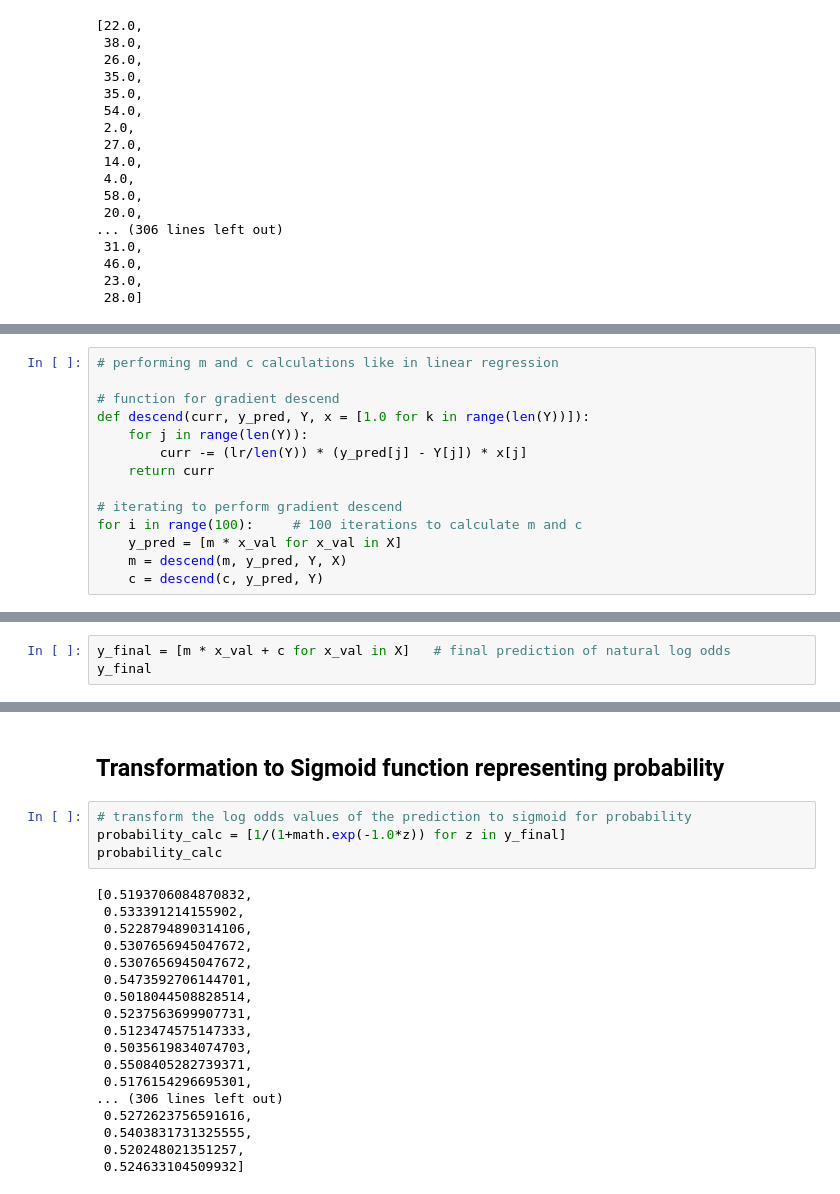
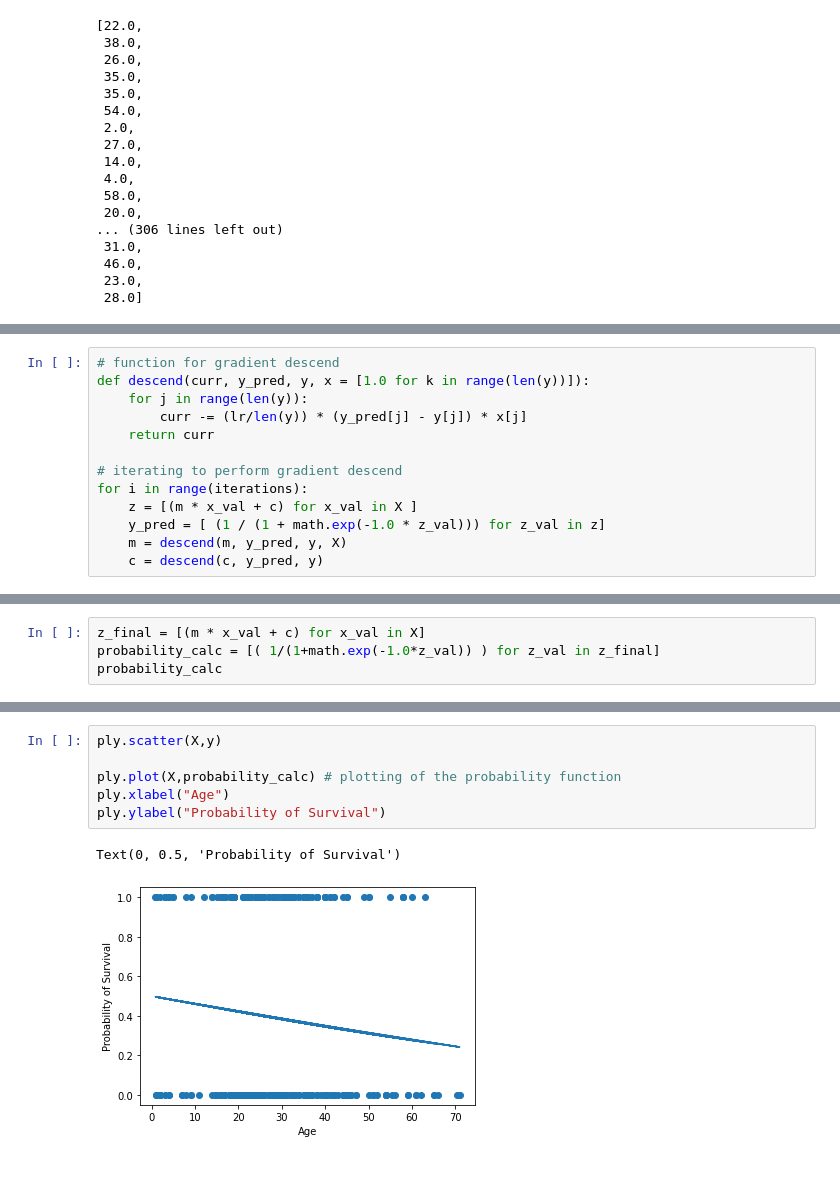
Before and after one commit to Dotwhebics/AI_Taskphase, a Jupyter notebook: Week 1/LogisticRegression.ipynb, the cells around one changed output, grey strips where cells are left out. Drawn from its saved outputs; the diff is of its cells as text.

Commit message:
Logistic Regression

```diff
--- a/Week 1/LogisticRegression.ipynb
+++ b/Week 1/LogisticRegression.ipynb
@@ -174,19 +142,18 @@ c = 0
 lr = 0.001
 iterations = 10000
 # %%
-# performing m and c calculations like in linear regression
-
 # function for gradient descend
-def descend(curr, y_pred, Y, x = [1.0 for k in range(len(Y))]):
-    for j in range(len(Y)):
-        curr -= (lr/len(Y)) * (y_pred[j] - Y[j]) * x[j]
+def descend(curr, y_pred, y, x = [1.0 for k in range(len(y))]):
+    for j in range(len(y)):
+        curr -= (lr/len(y)) * (y_pred[j] - y[j]) * x[j]
     return curr
 
 # iterating to perform gradient descend
-for i in range(100):     # 100 iterations to calculate m and c
-    y_pred = [m * x_val for x_val in X]
-    m = descend(m, y_pred, Y, X)
-    c = descend(c, y_pred, Y)
+for i in range(iterations):
+    z = [(m * x_val + c) for x_val in X ]
+    y_pred = [ (1 / (1 + math.exp(-1.0 * z_val))) for z_val in z]
+    m = descend(m, y_pred, y, X)
+    c = descend(c, y_pred, y)
 # %%
 m    # final m value
 # %% [output]
@@ -198,4 +165,5 @@ c    # final c value
 # %%
-y_final = [m * x_val + c for x_val in X]   # final prediction of natural log odds
-y_final
+z_final = [(m * x_val + c) for x_val in X]
+probability_calc = [( 1/(1+math.exp(-1.0*z_val)) ) for z_val in z_final]
+probability_calc
 # %% [output]
@@ -219,24 +187,9 @@ y_final
-# %% [markdown]
-## Transformation to Sigmoid function representing probability
 # %%
-# transform the log odds values of the prediction to sigmoid for probability
-probability_calc = [1/(1+math.exp(-1.0*z)) for z in y_final]
-probability_calc
+ply.scatter(X,y)
+
+ply.plot(X,probability_calc) # plotting of the probability function
+ply.xlabel("Age")
+ply.ylabel("Probability of Survival")
 # %% [output]
-[0.5193706084870832,
- 0.533391214155902,
- 0.5228794890314106,
- 0.5307656945047672,
- 0.5307656945047672,
- 0.5473592706144701,
- 0.5018044508828514,
- 0.5237563699907731,
- 0.5123474575147333,
- 0.5035619834074703,
- 0.5508405282739371,
- 0.5176154296695301,
-... (306 lines left out)
- 0.5272623756591616,
- 0.5403831731325555,
- 0.520248021351257,
- 0.524633104509932]
+Text(0, 0.5, 'Probability of Survival')
+[figure, added]
```
Also changed, not shown: parts of 11 cells of this notebook.
